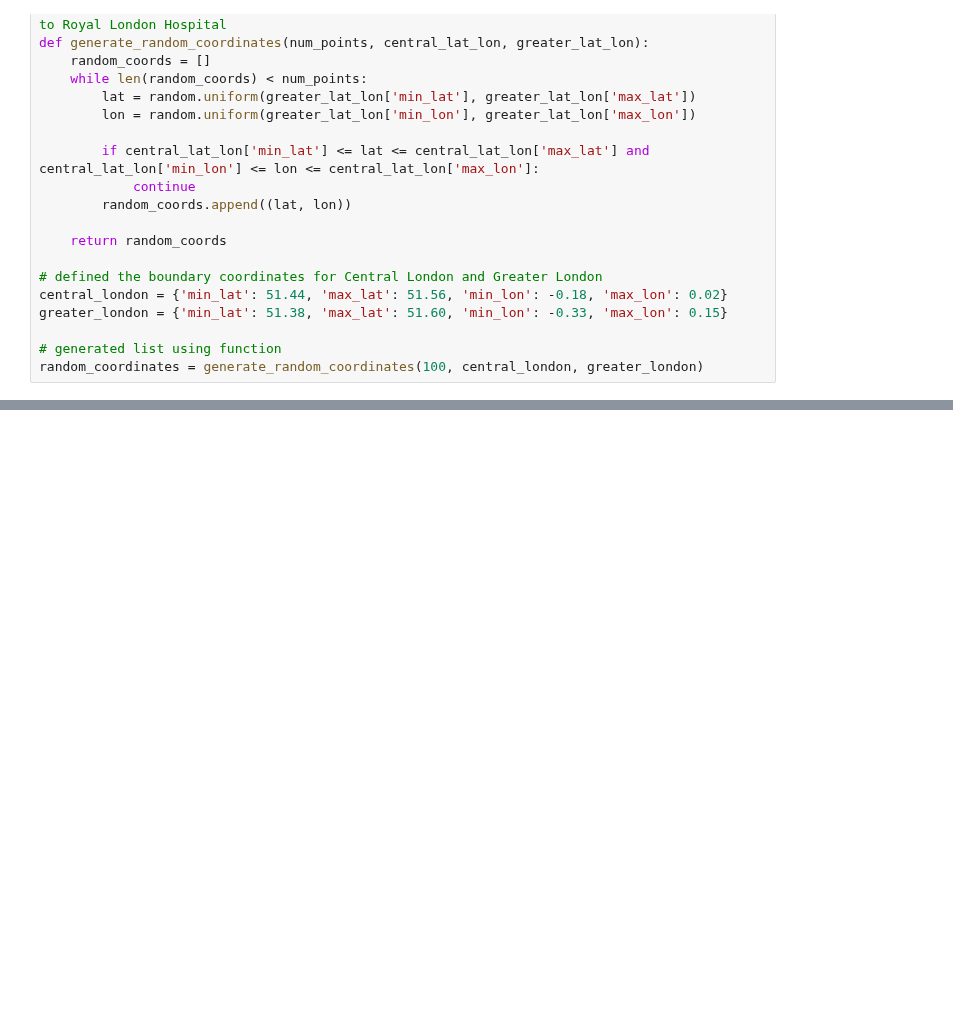
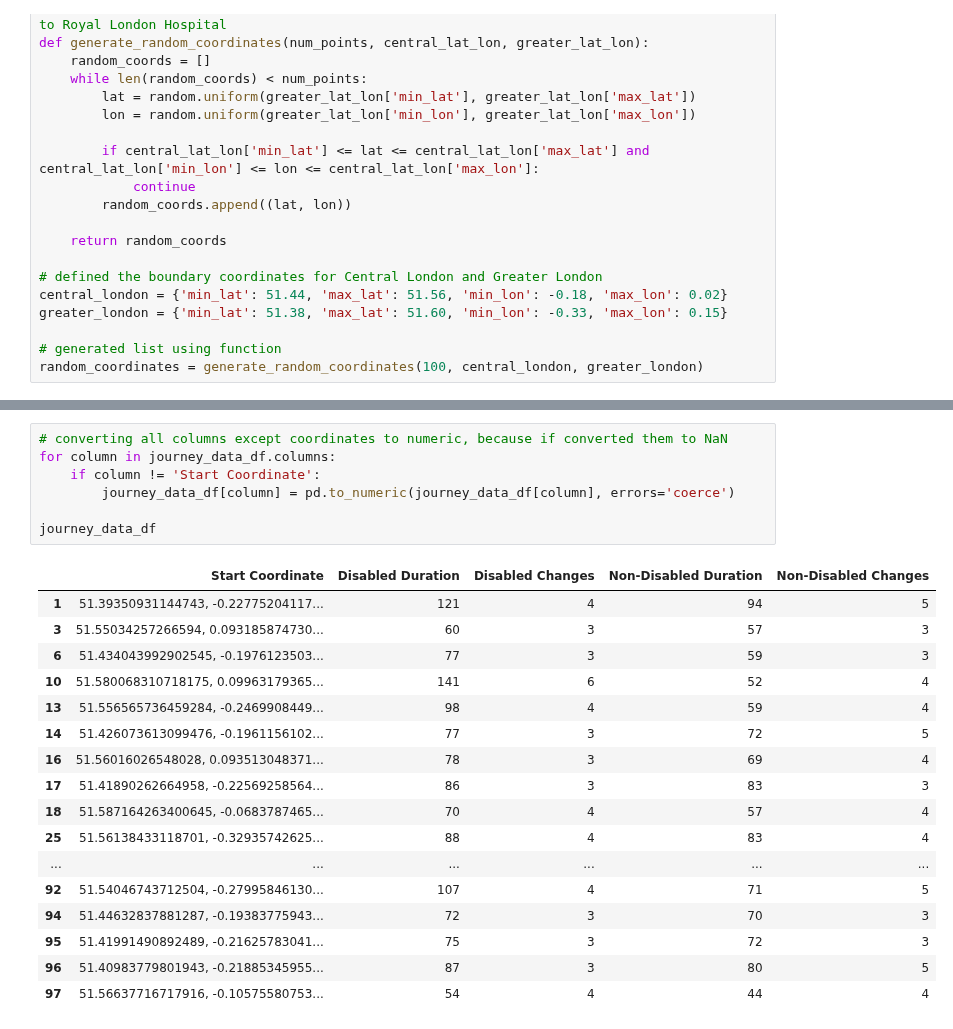
Before and after one commit to bofeng2268/qm2, a Jupyter notebook: random_routes.ipynb, the cells around one changed output, grey strips where cells are left out. Cells and saved outputs as stored; diff of their text form; blank space fills up the shorter version.

```diff
--- a/random_routes.ipynb
+++ b/random_routes.ipynb
@@ -151,0 +177,25 @@ print(tabulate(journey_data_df, headers='keys', tablefmt='pretty')) #printing fo
+# %%
+# converting all columns except coordinates to numeric, because if converted them to NaN
+for column in journey_data_df.columns:
+    if column != 'Start Coordinate':
+        journey_data_df[column] = pd.to_numeric(journey_data_df[column], errors='coerce')
+
+journey_data_df
+# %% [output]
+|  | Start Coordinate | Disabled Duration | Disabled Changes | Non-Disabled Duration | Non-Disabled Changes |
+| 1 | 51.39350931144743, -0.22775204117... | 121 | 4 | 94 | 5 |
+| 3 | 51.55034257266594, 0.093185874730... | 60 | 3 | 57 | 3 |
+| 6 | 51.434043992902545, -0.1976123503... | 77 | 3 | 59 | 3 |
+| 10 | 51.580068310718175, 0.09963179365... | 141 | 6 | 52 | 4 |
+| 13 | 51.556565736459284, -0.2469908449... | 98 | 4 | 59 | 4 |
+| 14 | 51.426073613099476, -0.1961156102... | 77 | 3 | 72 | 5 |
+| 16 | 51.56016026548028, 0.093513048371... | 78 | 3 | 69 | 4 |
+| 17 | 51.41890262664958, -0.22569258564... | 86 | 3 | 83 | 3 |
+| 18 | 51.587164263400645, -0.0683787465... | 70 | 4 | 57 | 4 |
+| 25 | 51.56138433118701, -0.32935742625... | 88 | 4 | 83 | 4 |
+| ... | ... | ... | ... | ... | ... |
+| 92 | 51.54046743712504, -0.27995846130... | 107 | 4 | 71 | 5 |
+| 94 | 51.44632837881287, -0.19383775943... | 72 | 3 | 70 | 3 |
+| 95 | 51.41991490892489, -0.21625783041... | 75 | 3 | 72 | 3 |
+| 96 | 51.40983779801943, -0.21885345955... | 87 | 3 | 80 | 5 |
+| 97 | 51.56637716717916, -0.10575580753... | 54 | 4 | 44 | 4 |
```
Also changed, not shown: parts of 20 cells of this notebook.
